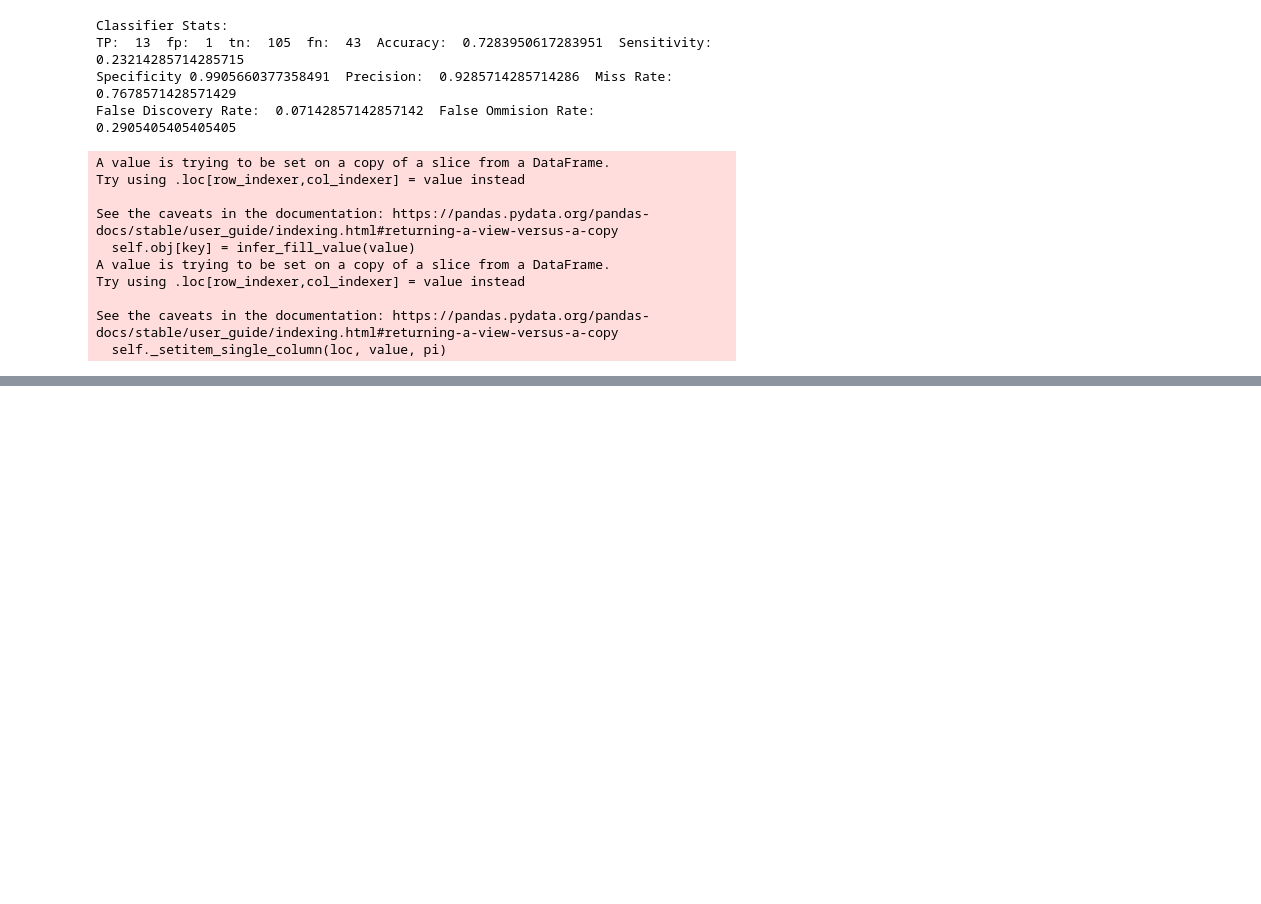
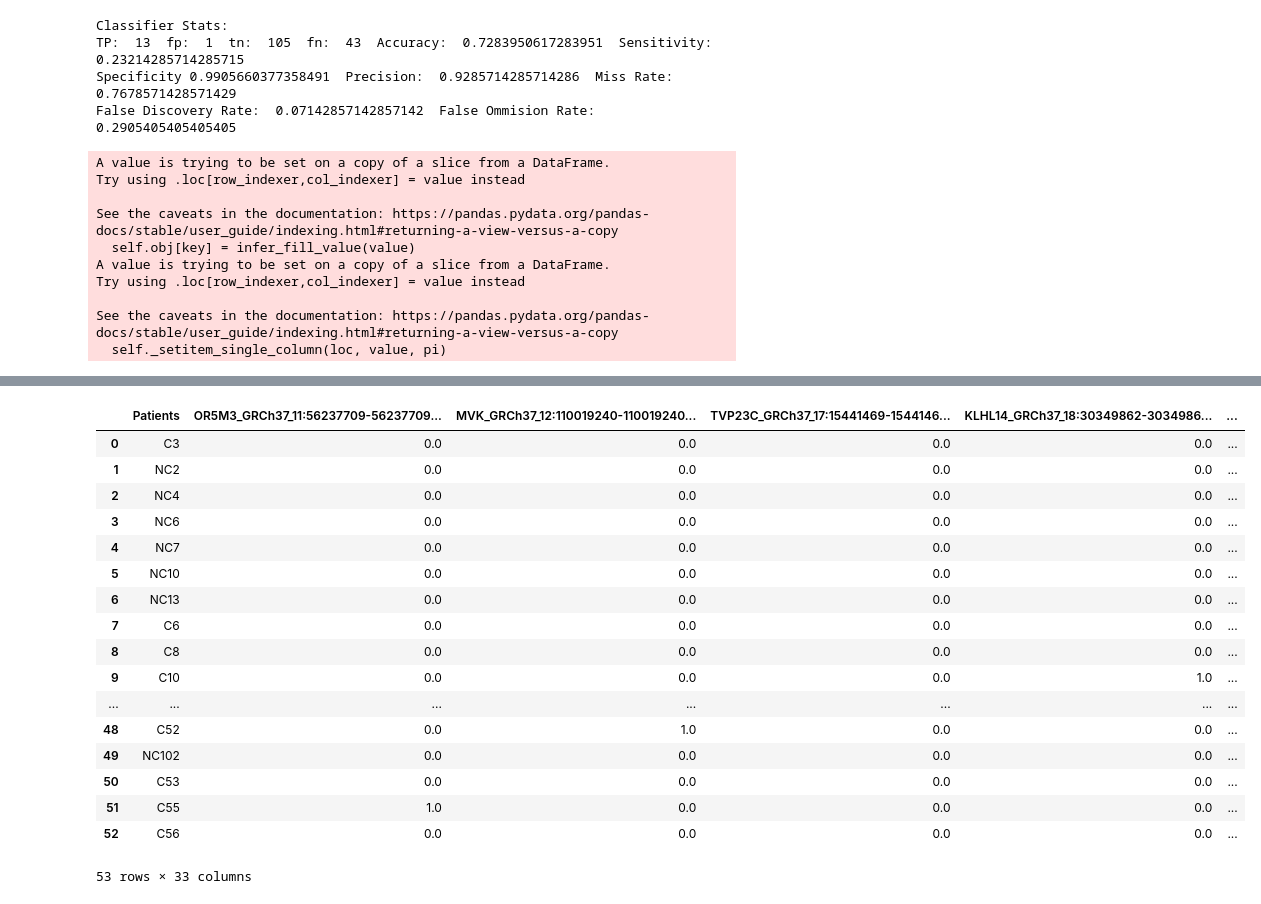
Before and after one commit to ajstein51/CS4170, a Jupyter notebook: main.ipynb, the cells around one changed output, grey strips where cells are left out. Cells and saved outputs as stored; diff of their text form; code cells hidden in the pictures; blank space fills up the shorter version.

```diff
--- a/main.ipynb
+++ b/main.ipynb
@@ -473,0 +2379,35 @@ See the caveats in the documentation: https://pandas.pydata.org/pandas-docs/stab
+# %%
+# given a input classify it
+# get user input
+patient_input = input("Give us a patient: ")
+input_row = df.loc[df['Patients'] == patient_input]
+# classification = randforestclassifer(hw9df, patient_input, randforest)
+while(patient_input != 'quit'):
+    # go through the rand forest
+    Camount, NCamount = 0, 0
+    for i in range(0, len(randforest)):
+        if(input_row[randforest[i][0]].values == 1):
+            # got the root
+            if(input_row[randforest[i][1]].values == 1):
+                Camount += 1
+            else: # doesnt have it
+                NCamount += 1
+        else: # dont have root
+            if(input_row[randforest[i][2]].values == 1):
+                Camount += 1
+            else: # doesnt have it
+                NCamount += 1
+    # end of for
+
+    # check amounts for output
+    if(NCamount > Camount):
+        print("We labeled:",patient_input,"as NC")
+    else:
+        print("We labeled:",patient_input,"as C")
+
+    # get more patients if needed
+    del patient_input
+    del input_row
+    patient_input = input("Give the name of the Patient: ")
+    input_row = df.loc[df['Patients'] == patient_input]
+# end of while
@@ -473,0 +2459,26 @@ See the caveats in the documentation: https://pandas.pydata.org/pandas-docs/stab
+# %%
+# evaluate
+tmp = outofbag
+for i in range(0, len(tmp)):
+    tmp[i] = randomeval(tmp[i])
+
+tmp[0]
+# %% [output]
+|  | Patients | OR5M3_GRCh37_11:56237709-56237709... | MVK_GRCh37_12:110019240-110019240... | TVP23C_GRCh37_17:15441469-1544146... | KLHL14_GRCh37_18:30349862-3034986... | ... |
+| 0 | C3 | 0.0 | 0.0 | 0.0 | 0.0 | ... |
+| 1 | NC2 | 0.0 | 0.0 | 0.0 | 0.0 | ... |
+| 2 | NC4 | 0.0 | 0.0 | 0.0 | 0.0 | ... |
+| 3 | NC6 | 0.0 | 0.0 | 0.0 | 0.0 | ... |
+| 4 | NC7 | 0.0 | 0.0 | 0.0 | 0.0 | ... |
+| 5 | NC10 | 0.0 | 0.0 | 0.0 | 0.0 | ... |
+| 6 | NC13 | 0.0 | 0.0 | 0.0 | 0.0 | ... |
+| 7 | C6 | 0.0 | 0.0 | 0.0 | 0.0 | ... |
+| 8 | C8 | 0.0 | 0.0 | 0.0 | 0.0 | ... |
+| 9 | C10 | 0.0 | 0.0 | 0.0 | 1.0 | ... |
+| ... | ... | ... | ... | ... | ... | ... |
+| 48 | C52 | 0.0 | 1.0 | 0.0 | 0.0 | ... |
+| 49 | NC102 | 0.0 | 0.0 | 0.0 | 0.0 | ... |
+| 50 | C53 | 0.0 | 0.0 | 0.0 | 0.0 | ... |
+| 51 | C55 | 1.0 | 0.0 | 0.0 | 0.0 | ... |
+| 52 | C56 | 0.0 | 0.0 | 0.0 | 0.0 | ... |
+53 rows × 33 columns
```
Also changed, not shown: parts of 72 cells of this notebook, 1 other file.
